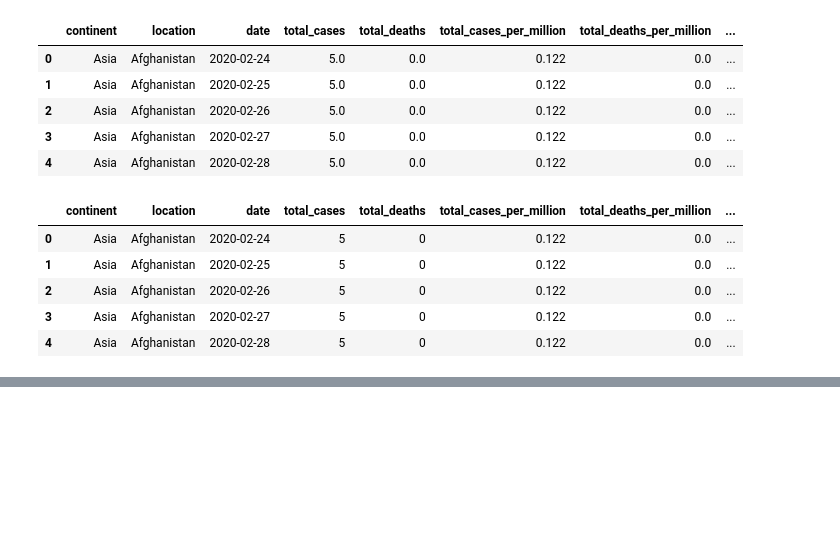
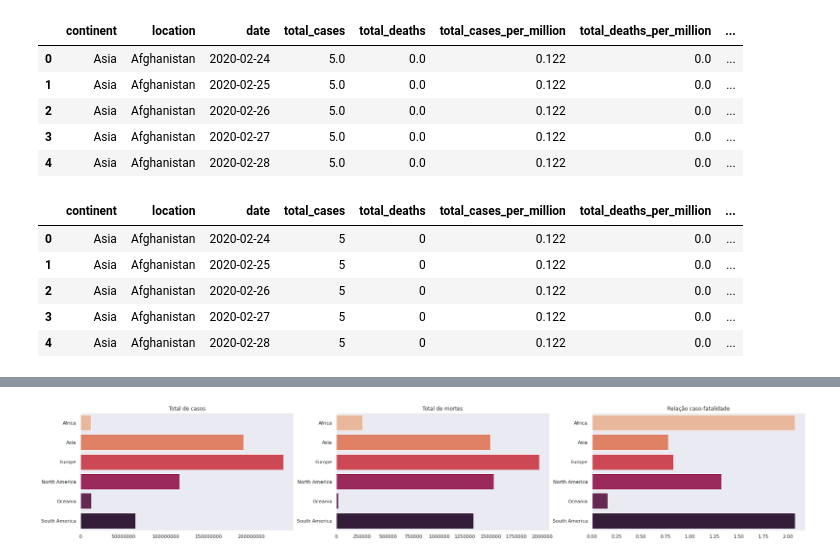
Before and after one commit to LRLeite/Data-Analytics, a Jupyter notebook: covid_19.ipynb, the cells around one changed output, grey strips where cells are left out. Cells and saved outputs as stored; diff of their text form; code cells hidden in the pictures; blank space fills up the shorter version.

```diff
--- a/covid_19.ipynb
+++ b/covid_19.ipynb
@@ -123,6 +129,4 @@ array(['Asia', nan, 'Europe', 'Africa', 'North America', 'South America',
 # %%
-import pandas as pd
-
-data_continents = df[['location','total_cases', 'total_deaths', 'total_vaccinations']].loc[df.location.isin(['Asia', 'Europe', 'Africa', 'North America', 'South America','Oceania'])]
-df_continents = data_continents.groupby('location')[['total_cases', 'total_deaths', 'total_vaccinations']].max().sort_values(by = 'location').applymap(lambda x: "{:,}".format(x))
-df_continents
+#Selecionar os dados de interesse para analisar os números por continente
+df_continents = df[['location','total_cases', 'total_deaths', 'total_vaccinations']].loc[df.location.isin(['Asia', 'Europe', 'Africa', 'North America', 'South America','Oceania'])]
+df_continents = df_continents.groupby('location')[['total_cases', 'total_deaths', 'total_vaccinations']].max().sort_values(by = 'location')
@@ -137,0 +133,10 @@ df_continents
+# %%
+#Converter o índice 'location' em coluna para análise posteriores
+df_continents['continent'] = df_continents.index
+df_continents[['total_cases', 'total_deaths', 'total_vaccinations']] = df_continents[['total_cases', 'total_deaths', 'total_vaccinations']]
+df_continents.reset_index(drop  =True, inplace = True)
+df_continents = df_continents[['continent', 'total_cases', 'total_deaths', 'total_vaccinations']] #reoordenar as colunas
+# %%
+#Calcular a relação caso-fatalidade
+df_continents['case_fatality_ratio'] = round((df_continents['total_deaths']/df_continents['total_cases']) * 100, 2)
+df_continents
@@ -137,0 +151,28 @@ df_continents
+# %%
+#Gráfico
+sns.set_theme(style = "dark")
+fig, ax = plt.subplots(1, 3, figsize = (30,5))
+
+ax[0].set_title('Total de casos')
+ax[0].ticklabel_format(style='plain') #remover notação científica
+
+ax[1].set_title('Total de mortes')
+ax[1].ticklabel_format(style='plain') #remover notação científica
+ax[2].set_title('Relação caso-fatalidade')
+ax[2].ticklabel_format(style='plain') #remover notação científica
+
+ax[0] = sns.barplot(data = df_continents, x = df_continents['total_cases'], y = df_continents['continent'], palette = "rocket_r", ci = None, order = ['Africa', 'Asia', 'Europe', 'North America', 'Oceania', 'South America'], ax = ax[0])
+ax[0].set_xlabel(None)
+ax[0].set_ylabel(None)
+
+ax[1] = sns.barplot(data = df_continents, x = df_continents['total_deaths'], y = df_continents['continent'], palette = "rocket_r", ci = None, order = ['Africa', 'Asia', 'Europe', 'North America', 'Oceania', 'South America'], ax = ax[1])
+ax[1].set_xlabel(None)
+ax[1].set_ylabel(None)
+
+ax[2] = sns.barplot(data = df_continents, x = df_continents['case_fatality_ratio'], y = df_continents['continent'], palette = "rocket_r", ci = None, order = ['Africa', 'Asia', 'Europe', 'North America', 'Oceania', 'South America'], ax = ax[2])
+ax[2].set_xlabel(None)
+ax[2].set_ylabel(None)
+
+plt.show()
+# %% [output]
+[figure, added]
```
Also changed, not shown: parts of 39 cells of this notebook.
